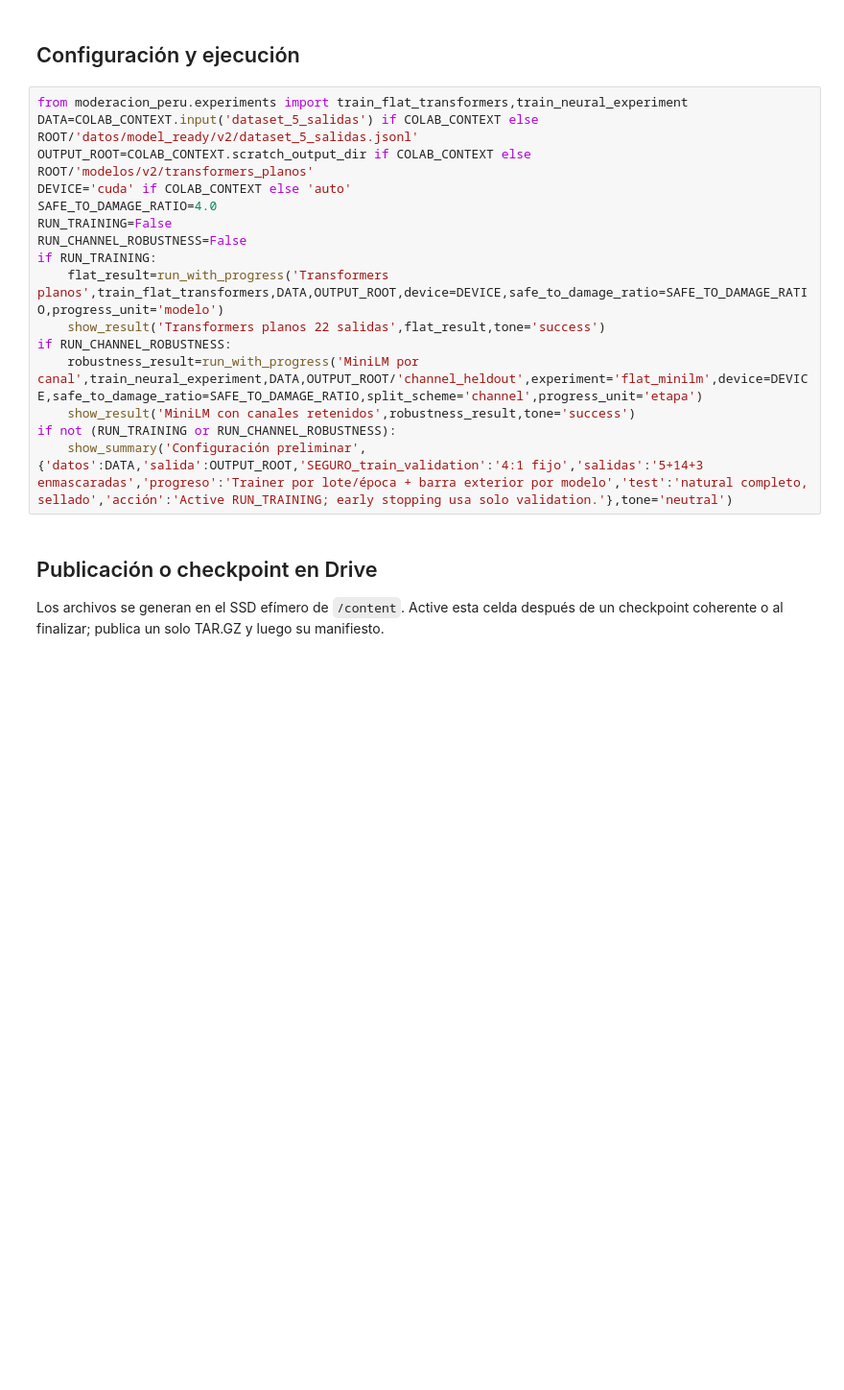
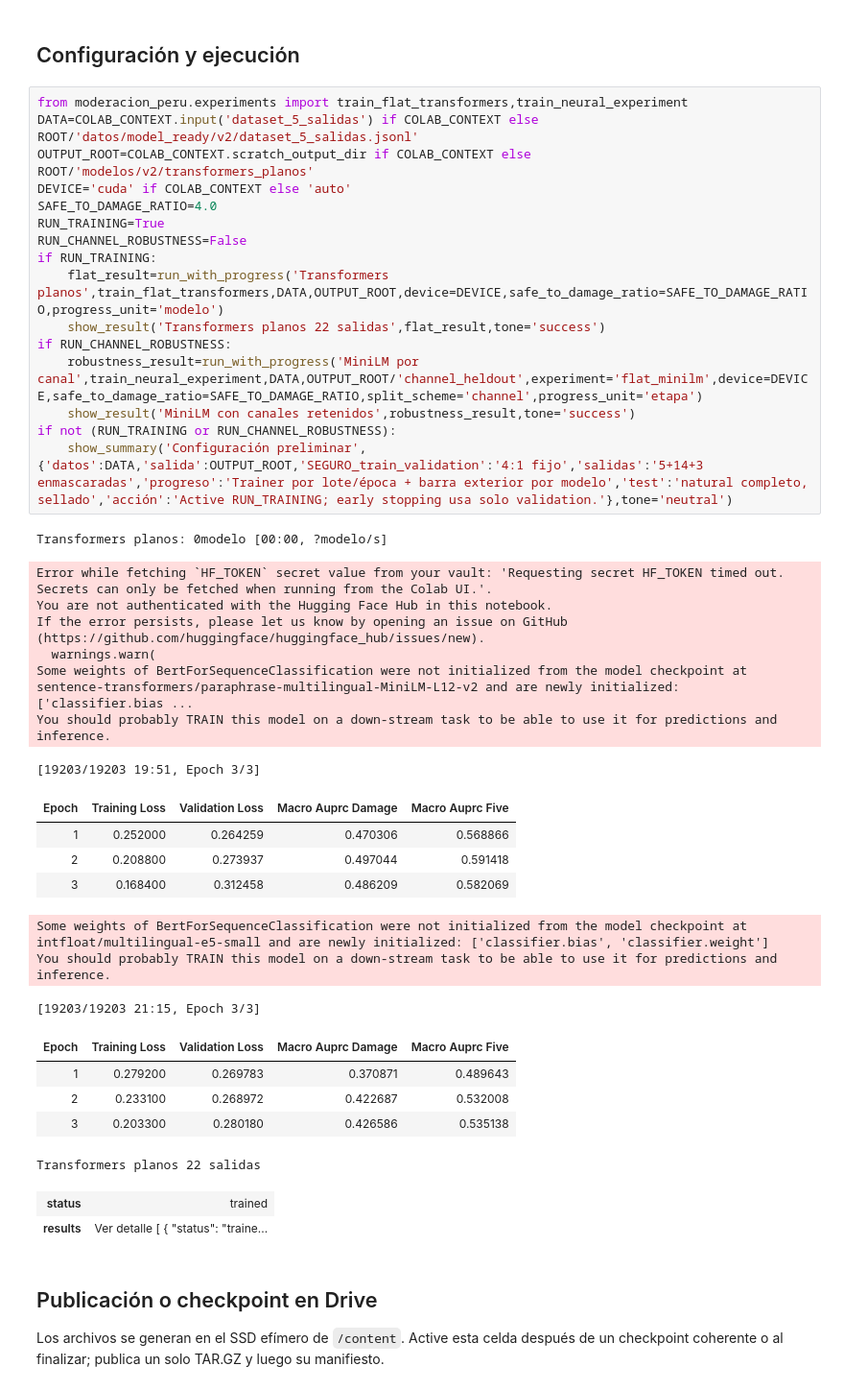
Before and after one commit to lkoc/Trabajo_PLN-MIA-Grupo4, a Jupyter notebook: flujo/03_entrenamiento/03_02_transformers_planos.ipynb, the cells around one changed output. Shown at 96% size. Saved outputs shown, nothing was run; the diff lists cells and outputs as text; blank space fills up the shorter version.

```diff
--- a/flujo/03_entrenamiento/03_02_transformers_planos.ipynb
+++ b/flujo/03_entrenamiento/03_02_transformers_planos.ipynb
@@ -419,19 +456,42 @@ show_result('Dataset descomprimido y verificado', dataset_checkpoint, tone='succ
 # %%
 from moderacion_peru.experiments import train_flat_transformers,train_neural_experiment
 DATA=COLAB_CONTEXT.input('dataset_5_salidas') if COLAB_CONTEXT else ROOT/'datos/model_ready/v2/dataset_5_salidas.jsonl'
 OUTPUT_ROOT=COLAB_CONTEXT.scratch_output_dir if COLAB_CONTEXT else ROOT/'modelos/v2/transformers_planos'
 DEVICE='cuda' if COLAB_CONTEXT else 'auto'
 SAFE_TO_DAMAGE_RATIO=4.0
-RUN_TRAINING=False
+RUN_TRAINING=True
 RUN_CHANNEL_ROBUSTNESS=False
 if RUN_TRAINING:
     flat_result=run_with_progress('Transformers planos',train_flat_transformers,DATA,OUTPUT_ROOT,device=DEVICE,safe_to_damage_ratio=SAFE_TO_DAMAGE_RATIO,progress_unit='modelo')
     show_result('Transformers planos 22 salidas',flat_result,tone='success')
 if RUN_CHANNEL_ROBUSTNESS:
     robustness_result=run_with_progress('MiniLM por canal',train_neural_experiment,DATA,OUTPUT_ROOT/'channel_heldout',experiment='flat_minilm',device=DEVICE,safe_to_damage_ratio=SAFE_TO_DAMAGE_RATIO,split_scheme='channel',progress_unit='etapa')
     show_result('MiniLM con canales retenidos',robustness_result,tone='success')
 if not (RUN_TRAINING or RUN_CHANNEL_ROBUSTNESS):
     show_summary('Configuración preliminar',{'datos':DATA,'salida':OUTPUT_ROOT,'SEGURO_train_validation':'4:1 fijo','salidas':'5+14+3 enmascaradas','progreso':'Trainer por lote/época + barra exterior por modelo','test':'natural completo, sellado','acción':'Active RUN_TRAINING; early stopping usa solo validation.'},tone='neutral')
+# %% [output]
+Transformers planos: 0modelo [00:00, ?modelo/s]
+Error while fetching `HF_TOKEN` secret value from your vault: 'Requesting secret HF_TOKEN timed out. Secrets can only be fetched when running from the Colab UI.'.
+You are not authenticated with the Hugging Face Hub in this notebook.
+If the error persists, please let us know by opening an issue on GitHub (https://github.com/huggingface/huggingface_hub/issues/new).
+  warnings.warn(
+Some weights of BertForSequenceClassification were not initialized from the model checkpoint at sentence-transformers/paraphrase-multilingual-MiniLM-L12-v2 and are newly initialized: ['classifier.bias ...
+You should probably TRAIN this model on a down-stream task to be able to use it for predictions and inference.
+[19203/19203 19:51, Epoch 3/3]
+| Epoch | Training Loss | Validation Loss | Macro Auprc Damage | Macro Auprc Five |
+| 1 | 0.252000 | 0.264259 | 0.470306 | 0.568866 |
+| 2 | 0.208800 | 0.273937 | 0.497044 | 0.591418 |
+| 3 | 0.168400 | 0.312458 | 0.486209 | 0.582069 |
+Some weights of BertForSequenceClassification were not initialized from the model checkpoint at intfloat/multilingual-e5-small and are newly initialized: ['classifier.bias', 'classifier.weight']
+You should probably TRAIN this model on a down-stream task to be able to use it for predictions and inference.
+[19203/19203 21:15, Epoch 3/3]
+| Epoch | Training Loss | Validation Loss | Macro Auprc Damage | Macro Auprc Five |
+| 1 | 0.279200 | 0.269783 | 0.370871 | 0.489643 |
+| 2 | 0.233100 | 0.268972 | 0.422687 | 0.532008 |
+| 3 | 0.203300 | 0.280180 | 0.426586 | 0.535138 |
+Transformers planos 22 salidas
+| status | trained |
+| results | Ver detalle [ { "status": "traine... |
 # %% [markdown]
 ## Publicación o checkpoint en Drive
 
```
Also changed, not shown: parts of 3 cells of this notebook.
